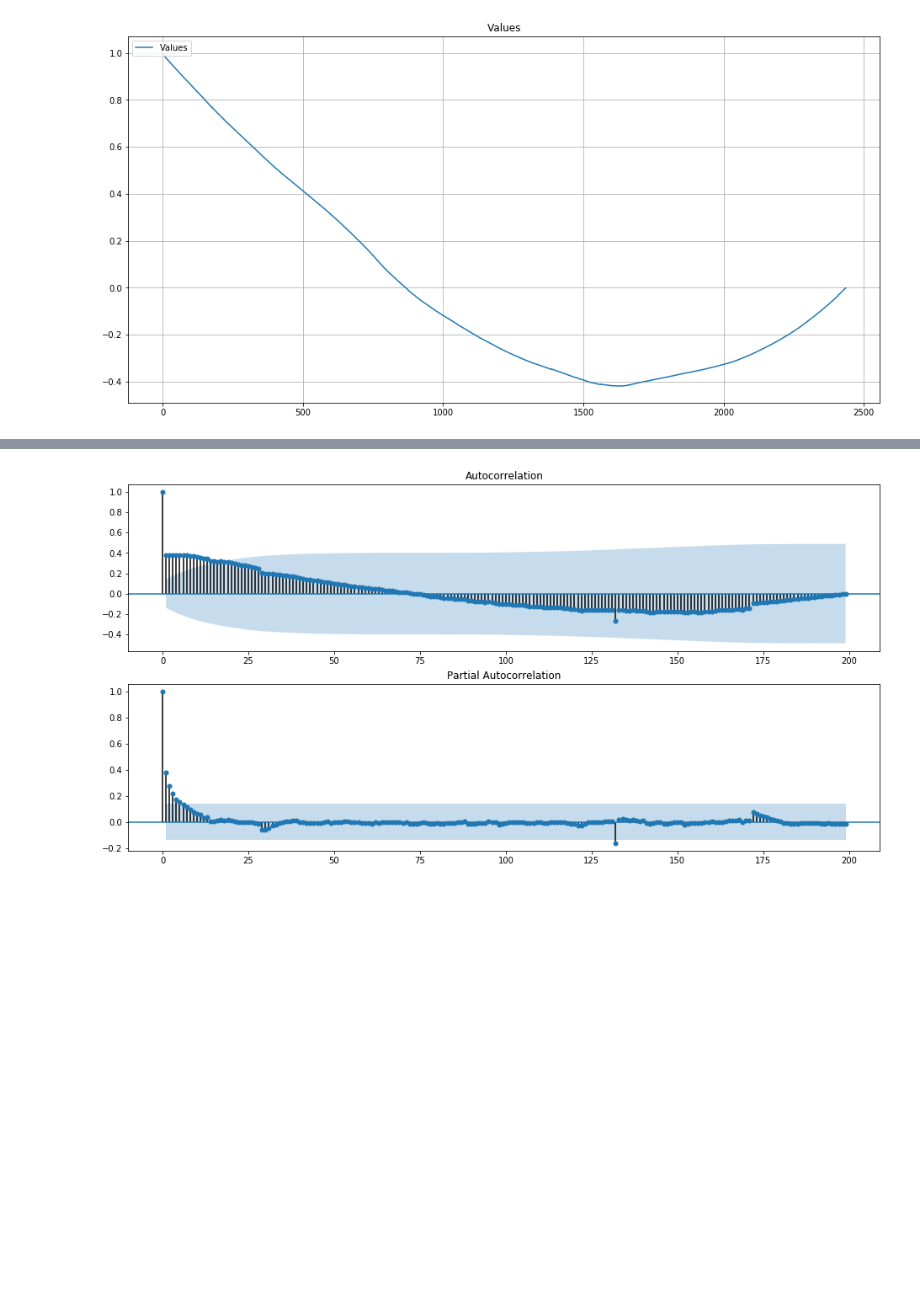
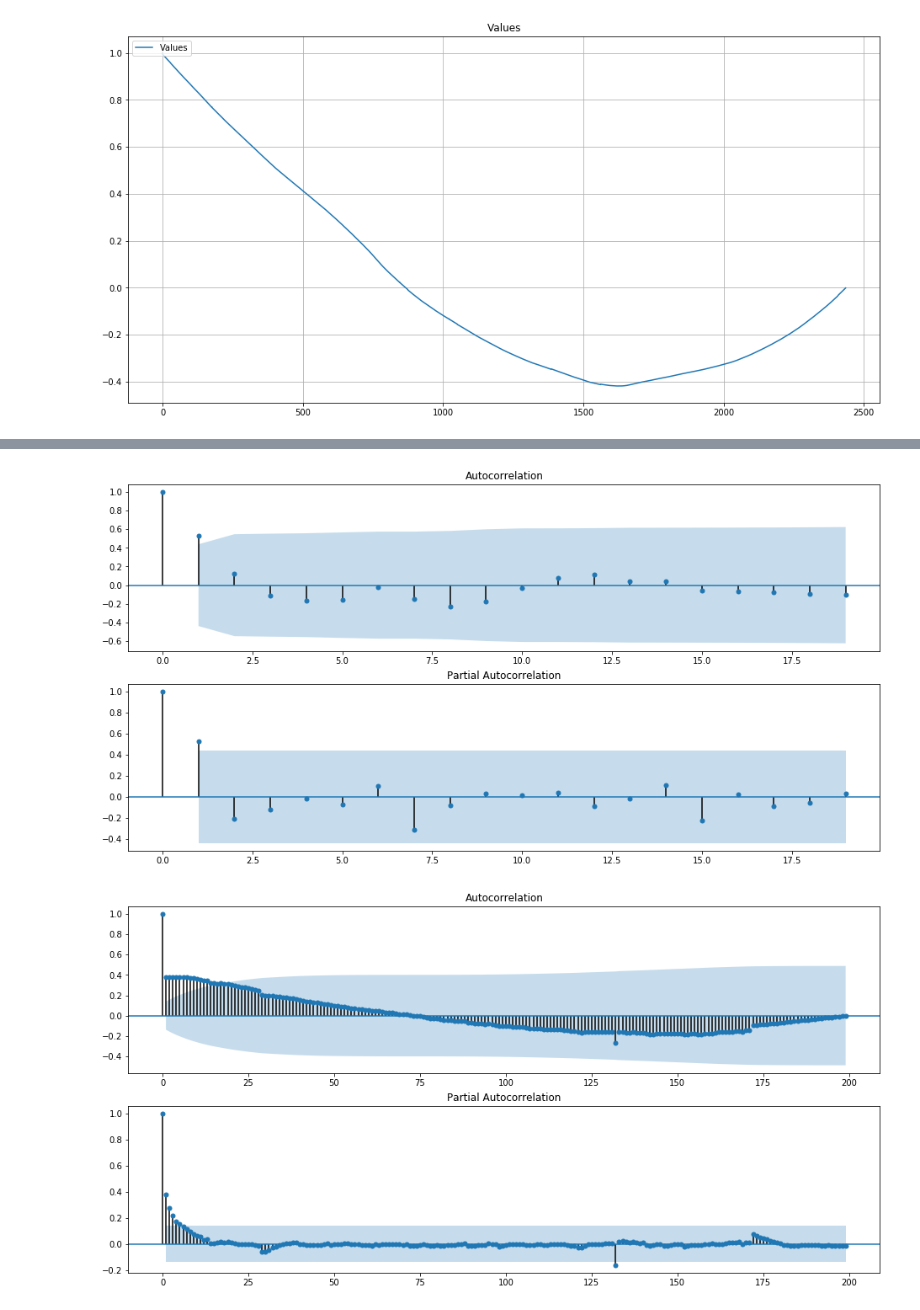
Before and after one commit to pournasserian/TimeSeries, a Jupyter notebook: Main/Untitled.ipynb, the cells around one changed output, grey strips where cells are left out. Saved outputs shown, nothing was run; the diff lists cells and outputs as text; code cells hidden in the pictures; blank space fills up the shorter version.

```diff
--- a/Main/Untitled.ipynb
+++ b/Main/Untitled.ipynb
@@ -92,3 +103,19 @@ plt.show()
+# %%
+from pandas import Series
+from statsmodels.graphics.tsaplots import plot_acf
+from statsmodels.graphics.tsaplots import plot_pacf
+from matplotlib import pyplot
+
+plt.figure(figsize=(16,8))
+plt.title('ACF and PACF')
+
+pyplot.subplot(211)
+plot_acf(df[:20]['value'], ax = pyplot.gca())
+pyplot.subplot(212)
+plot_pacf(df[:20]['value'], ax = pyplot.gca())
+pyplot.show()
+# %% [output]
+[figure, added]
 # %%
 from pandas import Series
 from statsmodels.graphics.tsaplots import plot_acf
```
Also changed, not shown: parts of 4 cells of this notebook, 1 other file.
